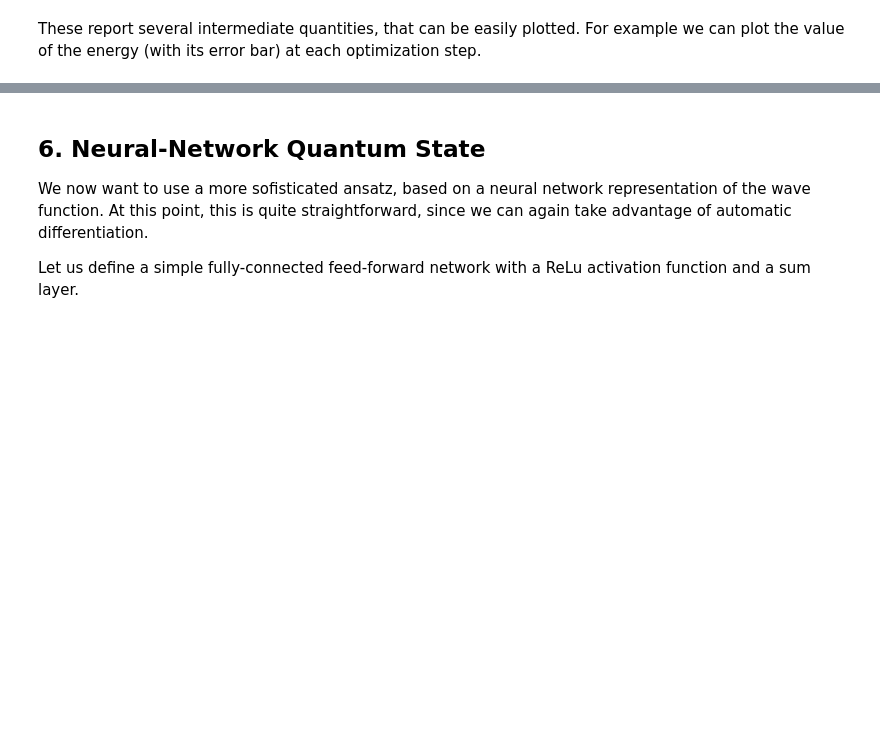
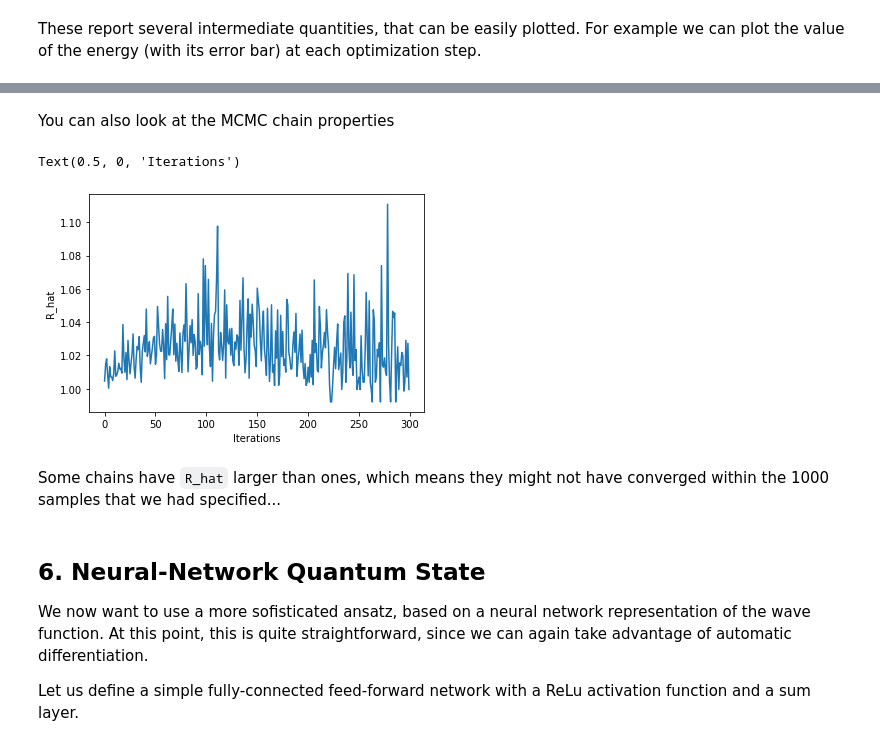
Before and after one commit to erinaldi/bmn2-netket, a Jupyter notebook: notebooks/MatrixModel.ipynb, the cells around one changed output, grey strips where cells are left out. Drawn from its saved outputs; the diff is of its cells as text; code cells hidden in the pictures; blank space fills up the shorter version.

```diff
--- a/notebooks/MatrixModel.ipynb
+++ b/notebooks/MatrixModel.ipynb
@@ -449,3 +450,14 @@ Text(0, 0.5, 'Energy')
+# %% [markdown]
+You can also look at the MCMC chain properties
+# %%
+plt.plot(data_jastrow["Energy"].R_hat)
+plt.ylabel("R_hat")
+plt.xlabel("Iterations")
+# %% [output]
+Text(0.5, 0, 'Iterations')
+[figure, added]
+# %% [markdown]
+Some chains have `R_hat` larger than ones, which means they might not have converged within the 1000 samples that we had specified...
 # %% [markdown]
 ## 6. Neural-Network Quantum State
 
```
Also changed, not shown: parts of 3 cells of this notebook.
